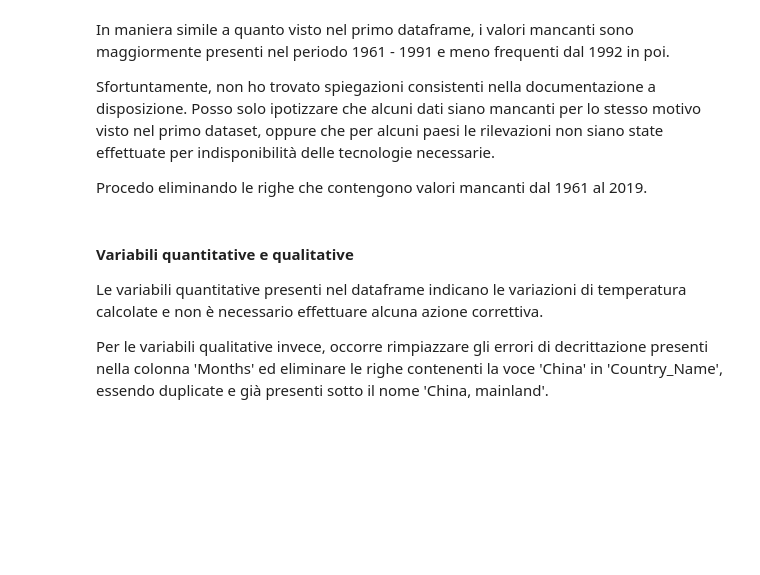
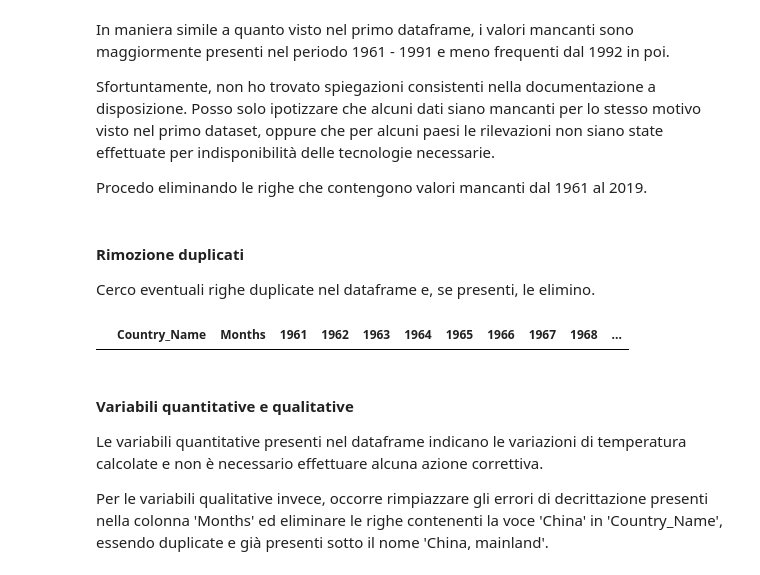
Before and after one commit to TheHextech/start2impact, a Jupyter notebook: Data_Science/Food_Project_DataVisualization_DataManipulation/EmanueleImmesiDataVis.ipynb, the cells around one changed output. Cells and saved outputs as stored; diff of their text form; code cells hidden in the pictures; blank space fills up the shorter version.

```diff
--- a/Data_Science/Food_Project_DataVisualization_DataManipulation/EmanueleImmesiDataVis.ipynb
+++ b/Data_Science/Food_Project_DataVisualization_DataManipulation/EmanueleImmesiDataVis.ipynb
@@ -679,6 +551,14 @@ index_nan = df_temp.loc[df_temp.isnull().any(axis=1), '1961':].index
 
 # Elimino queste righe sfruttando gli indici raccolti
 df_temp.drop(index_nan, inplace=True)
+# %% [markdown]
+#### Rimozione duplicati
+
+Cerco eventuali righe duplicate nel dataframe e, se presenti, le elimino.
+# %%
+df_temp.loc[df_temp.duplicated()]
+# %% [output]
+|  | Country_Name | Months | 1961 | 1962 | 1963 | 1964 | 1965 | 1966 | 1967 | 1968 | ... |
 # %% [markdown]
 #### Variabili quantitative e qualitative
 
```
Also changed, not shown: parts of 51 cells of this notebook.
